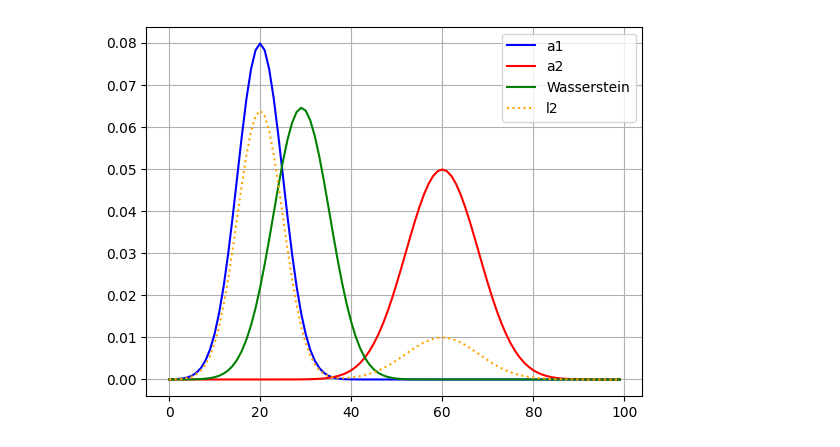
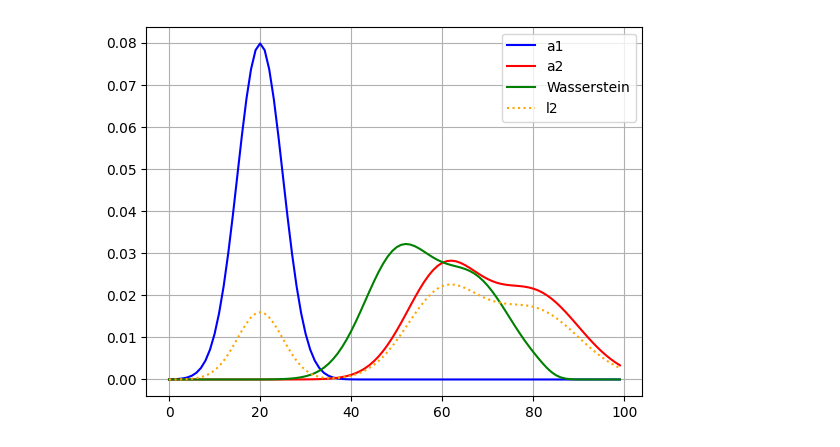
Before and after one commit to moranenzo/ML-Wasserstein, a Jupyter notebook: barycenter.ipynb, the cells around one changed output. Saved outputs shown, nothing was run; the diff lists cells and outputs as text; code cells hidden in the pictures.

```diff
--- a/barycenter.ipynb
+++ b/barycenter.ipynb
@@ -14,7 +14,7 @@ x = np.arange(n, dtype=np.float64)
 
 # Gaussian distributions
 a1 = ot.datasets.make_1D_gauss(n, m=20, s=5)  # m= mean, s= std
-a2 = ot.datasets.make_1D_gauss(n, m=60, s=8)
+a2 = 0.5*ot.datasets.make_1D_gauss(n, m=60, s=8) + 0.5*ot.datasets.make_1D_gauss(n, m=80, s=10)
 # %%
 # creating matrix A containing all distributions
 A = np.vstack((a1, a2)).T
@@ -24,24 +24,24 @@ n_distributions = A.shape[1]
 M = ot.utils.dist0(n)
 M /= M.max()
 # %%
-alpha = 0.2  # 0<=alpha<=1
+alpha = 0.8  # 0<=alpha<=1
 weights = np.array([1 - alpha, alpha])
 
 # l2bary
 bary_l2 = A.dot(weights)
 
 # wasserstein
 reg = 1e-3
 bary_wass = ot.bregman.barycenter(A, M, reg, weights)
 
 # Affichage
 plt.plot(x, a1, label='a1', color='blue')
 plt.plot(x, a2, label='a2', color='red')
 plt.plot(x, bary_wass, label='Wasserstein', color='green')
 plt.plot(x, bary_l2, label='l2', color='orange', linestyle=':')
 
 plt.legend()
 plt.grid(True)
 plt.show()
 # %% [output]
-[figure, old version]
+[figure, new version]
```
